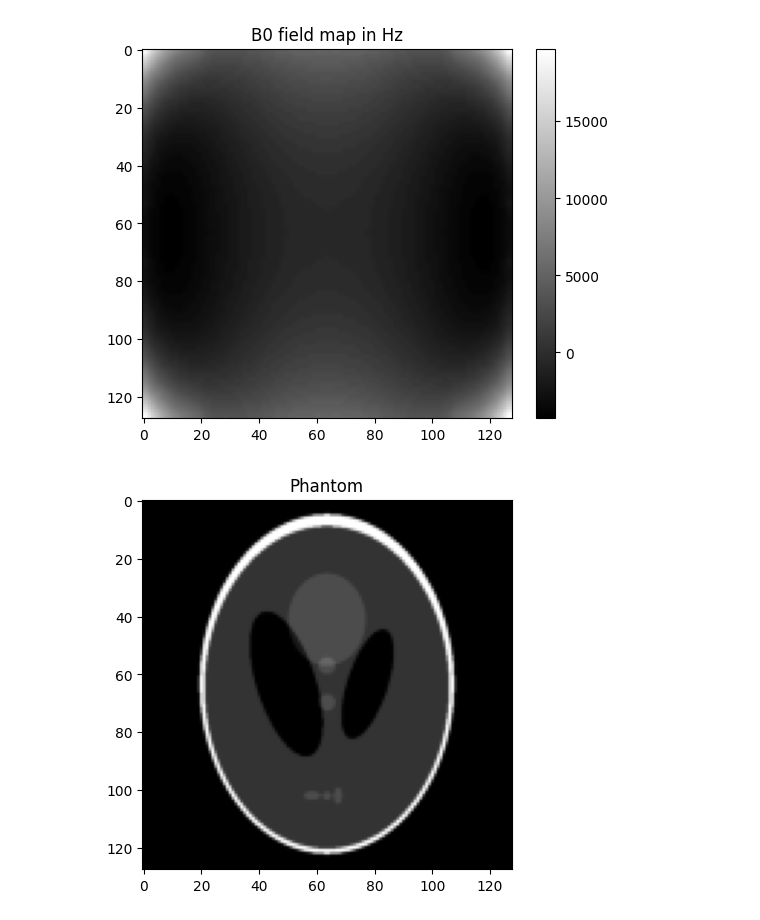
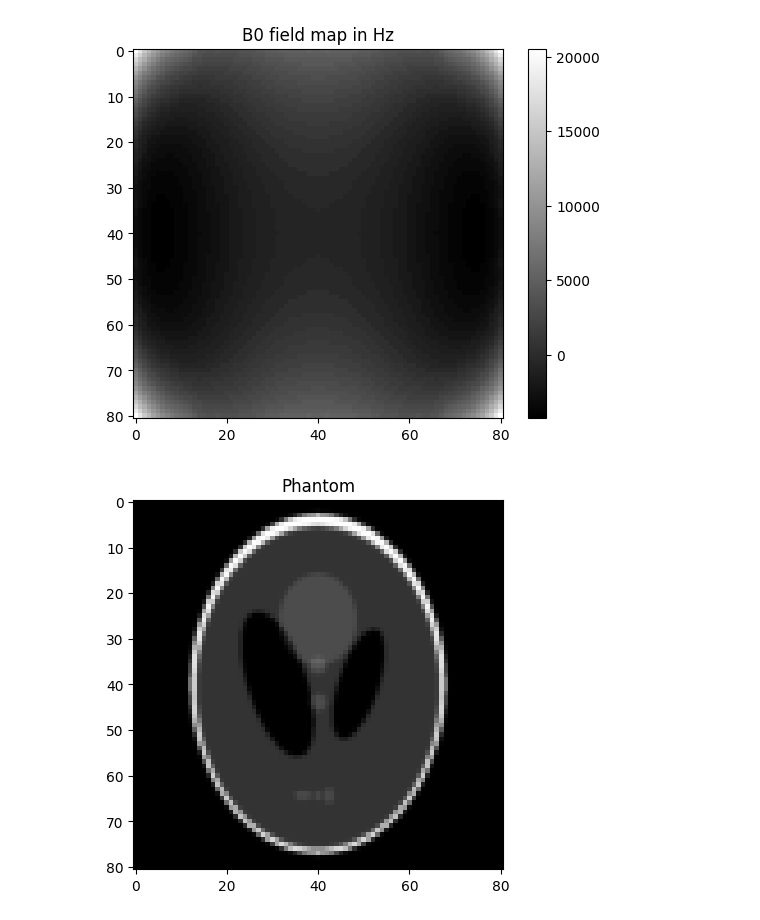
Before and after one commit to MaxStrey/Martinos_MR, a Jupyter notebook: Martinos_project/phantom_generation/phantom_7.ipynb, the cells around one changed output. Saved outputs shown, nothing was run; the diff lists cells and outputs as text; code cells hidden in the pictures.

```diff
--- a/Martinos_project/phantom_generation/phantom_7.ipynb
+++ b/Martinos_project/phantom_generation/phantom_7.ipynb
@@ -8,51 +8,52 @@ from skimage.transform import resize
 import pandas as pd
 from scipy.sparse import csc_matrix
 from scipy.sparse.linalg import lsqr
+from tqdm import tqdm
 
 # Re-generate and resize Shepp-Logan phantom
 phantom = shepp_logan_phantom()
-phantom = resize(phantom, (128, 128))
+phantom = resize(phantom, (81, 81))
 #phantom /= np.max(phantom)
 phantom = phantom.astype(dtype=np.complex128) # Make the phantom complex
 
 
-N_spins = 128  # Number of spins in the phantom
+N_spins = 81  # Number of spins in the phantom
 # # Phantom is a 2D delta function (single point in the center)
 # phantom = np.zeros((N_spins, N_spins), dtype=np.complex128)
 # phantom[N_spins//2, N_spins//2] = 1
 
 # Load the B0 field map from the csv file
 B0_field_map = pd.read_csv('2Dslice.csv', header=None).values
 gamma = 42.58e6  # Gyromagnetic ratio for hydrogen in Hz/T
 B0_field_map  = (B0_field_map * gamma)/(2*np.pi * 10000)  # Convert to Hz/T
 B0_mean = np.mean(B0_field_map)  # Mean value of the B0 field map
 B0_field_map -= np.mean(B0_field_map) # Dividing by the mean value of the B0 field map
 B0_field_map *= 6
-B0_field_map = resize(B0_field_map, (128, 128))
+B0_field_map = resize(B0_field_map, (81, 81))
 
 
 # Plot the B0 field map
 plt.title('B0 field map in Hz')
 plt.imshow(B0_field_map, cmap='gray')
 plt.colorbar()  # Add a color bar to the plot
 plt.show()
 
 
 
 # Plot the phantom
 plt.title('Phantom')
 plt.imshow(np.abs(phantom), cmap='gray')
 plt.show()
 
 
 
-g_mult = 10 # Gradient multiplication factor
+g_mult = 4 # Gradient multiplication factor
 Gx = 0.004755753 * g_mult  # Gradient strength in T/m
 Gy = 0.004755753 * g_mult # Gradient strength in T/m
 B0 = 1.0  # B0 field in T
 # %% [output]
-[figure, old version]
+[figure, new version]
-[figure, old version]
+[figure, new version]
 # %%
 # Time intervals for the gradients
 tau = 2e-3
```
Also changed, not shown: parts of 6 cells of this notebook.
